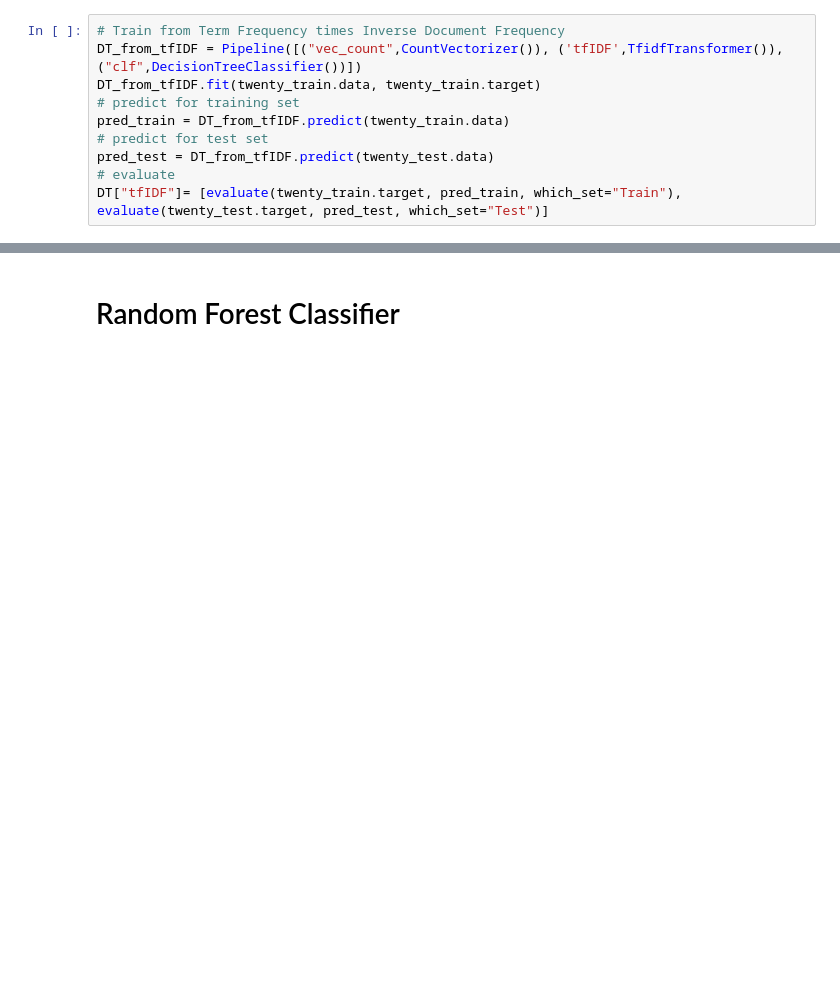
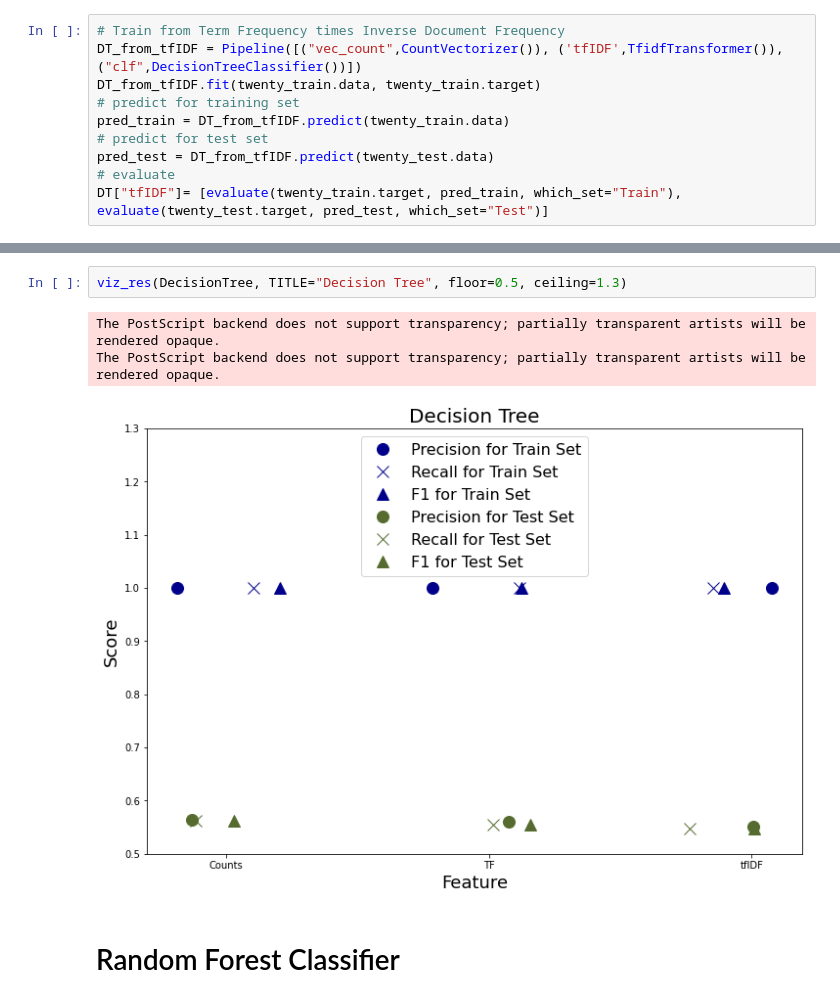
Before and after one commit to PawinData/TM, a Jupyter notebook: TM_A1.ipynb, the cells around one changed output, grey strips where cells are left out. Saved outputs shown, nothing was run; the diff lists cells and outputs as text; blank space fills up the shorter version.

```diff
--- a/TM_A1.ipynb
+++ b/TM_A1.ipynb
@@ -238,3 +237,9 @@ DecisionTree
+# %%
+viz_res(DecisionTree, TITLE="Decision Tree", floor=0.5, ceiling=1.3)
+# %% [output]
+The PostScript backend does not support transparency; partially transparent artists will be rendered opaque.
+The PostScript backend does not support transparency; partially transparent artists will be rendered opaque.
+[figure, added]
 # %% [markdown]
 # Random Forest Classifier
 # %%
```
Also changed, not shown: parts of 12 cells of this notebook.
